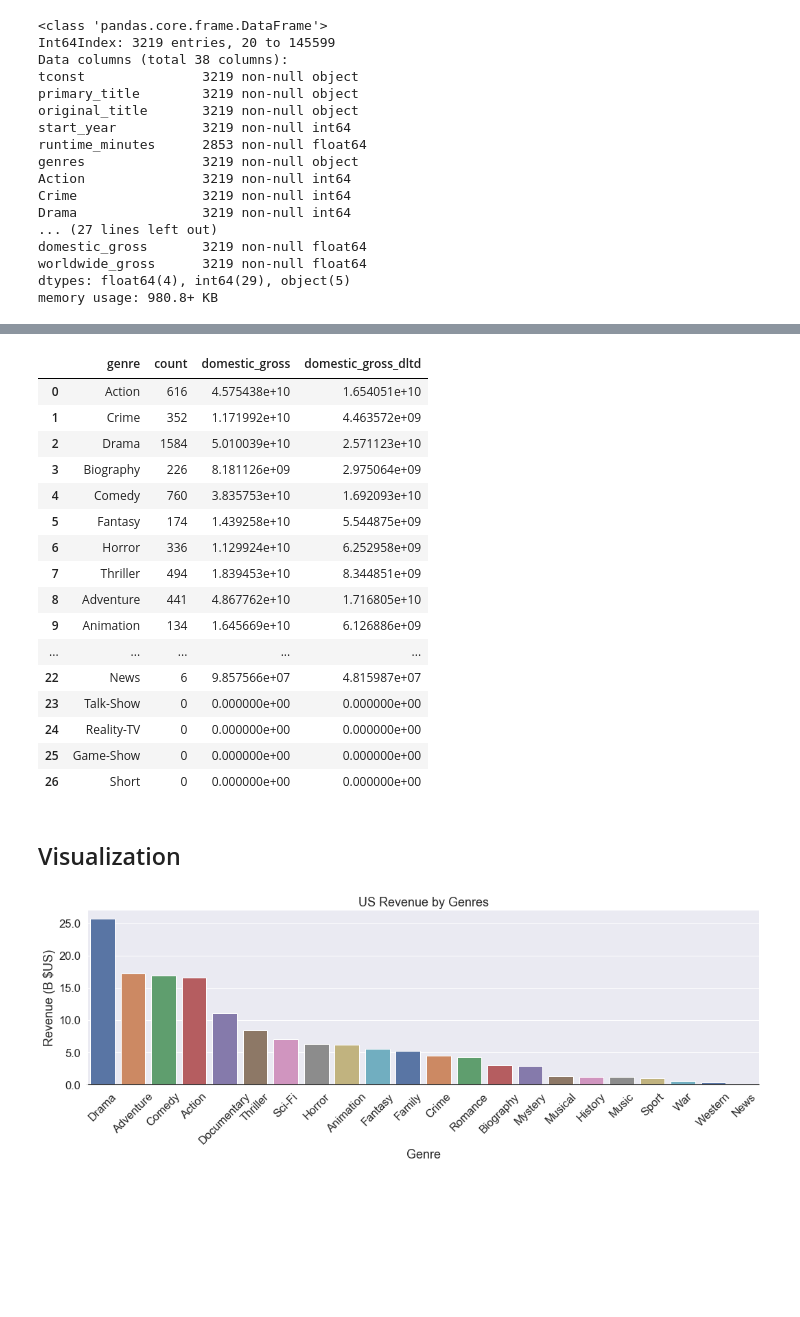
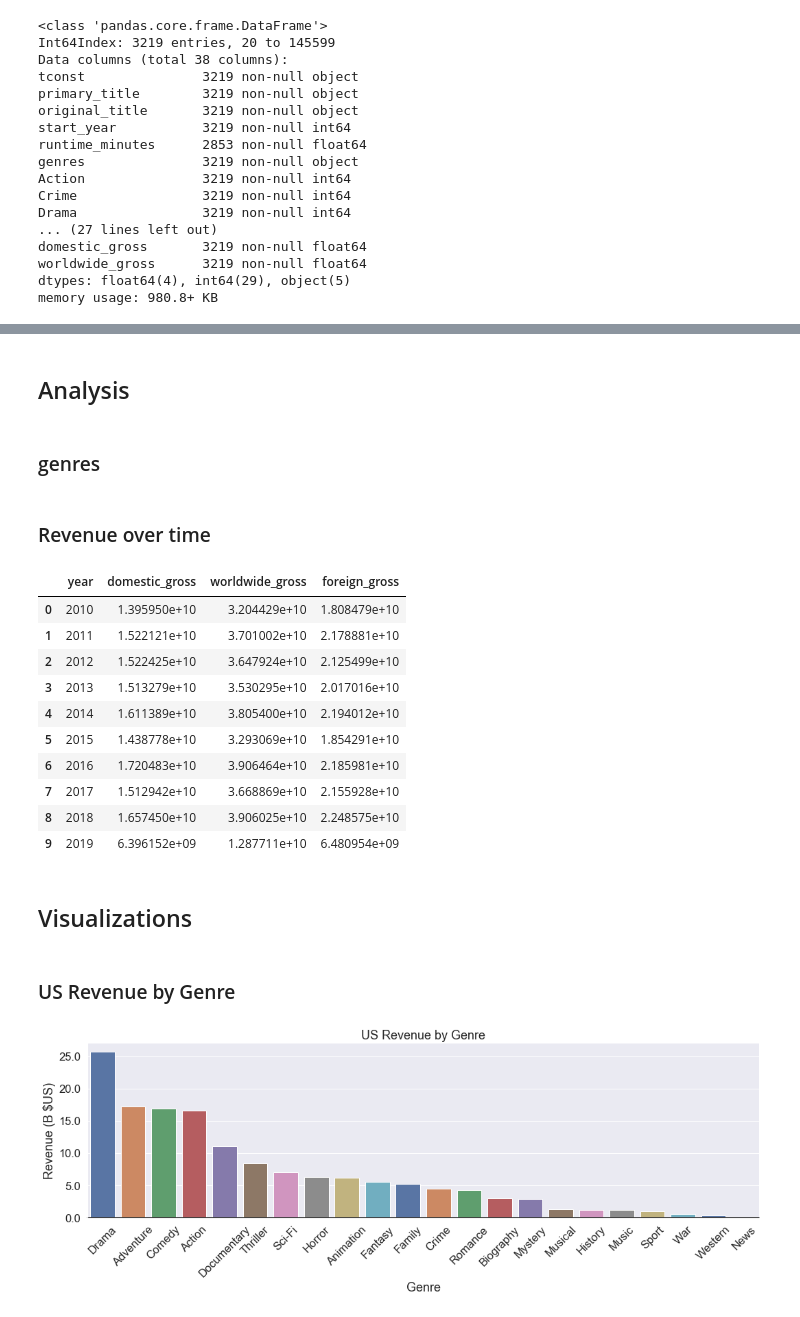
Before and after one commit to RumTumTum/mod_1_project, a Jupyter notebook: Revenue_by_genre.ipynb, the cells around one changed output, grey strips where cells are left out. Drawn from its saved outputs; the diff is of its cells as text; code cells hidden in the pictures; blank space fills up the shorter version.

```diff
--- a/Revenue_by_genre.ipynb
+++ b/Revenue_by_genre.ipynb
@@ -75,3 +61,0 @@ memory usage: 980.8+ KB
-# %%
-combined['genre_count'] = combined.genres.map(lambda x: int(len(x)))
-combined.head()
@@ -86,3 +62,7 @@ combined.head()
+# %% [markdown]
+## Analysis
+# %% [markdown]
+### genres
 # %%
 # add the genre_count variable to combined
 combined['genre_count'] = combined.genres.map(lambda x: int(len(x)))
@@ -101,22 +81,6 @@ for genre in genre_list:
 genre_df = pd.DataFrame.from_dict(genre_dict, orient= 'index', columns = ['count', 'domestic_gross', 'domestic_gross_dltd'])
 genre_df.reset_index(inplace = True)
 genre_df.rename(columns = {'index': 'genre'},inplace = True)
-genre_df
+# genre_df
-# %% [output]
-|  | genre | count | domestic_gross | domestic_gross_dltd |
-| 0 | Action | 616 | 4.575438e+10 | 1.654051e+10 |
-| 1 | Crime | 352 | 1.171992e+10 | 4.463572e+09 |
-| 2 | Drama | 1584 | 5.010039e+10 | 2.571123e+10 |
-| 3 | Biography | 226 | 8.181126e+09 | 2.975064e+09 |
-| 4 | Comedy | 760 | 3.835753e+10 | 1.692093e+10 |
-| 5 | Fantasy | 174 | 1.439258e+10 | 5.544875e+09 |
-| 6 | Horror | 336 | 1.129924e+10 | 6.252958e+09 |
-| 7 | Thriller | 494 | 1.839453e+10 | 8.344851e+09 |
-| 8 | Adventure | 441 | 4.867762e+10 | 1.716805e+10 |
-| 9 | Animation | 134 | 1.645669e+10 | 6.126886e+09 |
-| ... | ... | ... | ... | ... |
-| 22 | News | 6 | 9.857566e+07 | 4.815987e+07 |
-| 23 | Talk-Show | 0 | 0.000000e+00 | 0.000000e+00 |
-| 24 | Reality-TV | 0 | 0.000000e+00 | 0.000000e+00 |
-| 25 | Game-Show | 0 | 0.000000e+00 | 0.000000e+00 |
-| 26 | Short | 0 | 0.000000e+00 | 0.000000e+00 |
+# %% [markdown]
+### Revenue over time
@@ -123,5 +89,37 @@ genre_df
+# %%
+#create list of relevant years
+year_list = list(range(2010,2020))
+#create dict of genres with value = 0
+year_dict = {}
+
+for year in year_list:
+    year_dict[year] = []
+    year_dict[year].append ((combined[combined['start_year'] == year ]['domestic_gross']).sum())
+    year_dict[year].append ((combined[combined['start_year'] == year ]['worldwide_gross']).sum())
+
+#convert to df
+year_df = pd.DataFrame.from_dict(year_dict, orient= 'index', columns = ['domestic_gross', 'worldwide_gross'])
+year_df.reset_index(inplace = True)
+year_df.rename(columns = {'index': 'year'},inplace = True)
+year_df['foreign_gross'] = year_df['worldwide_gross'] - year_df['domestic_gross']
+
+year_df
+# %% [output]
+|  | year | domestic_gross | worldwide_gross | foreign_gross |
+| 0 | 2010 | 1.395950e+10 | 3.204429e+10 | 1.808479e+10 |
+| 1 | 2011 | 1.522121e+10 | 3.701002e+10 | 2.178881e+10 |
+| 2 | 2012 | 1.522425e+10 | 3.647924e+10 | 2.125499e+10 |
+| 3 | 2013 | 1.513279e+10 | 3.530295e+10 | 2.017016e+10 |
+| 4 | 2014 | 1.611389e+10 | 3.805400e+10 | 2.194012e+10 |
+| 5 | 2015 | 1.438778e+10 | 3.293069e+10 | 1.854291e+10 |
+| 6 | 2016 | 1.720483e+10 | 3.906464e+10 | 2.185981e+10 |
+| 7 | 2017 | 1.512942e+10 | 3.668869e+10 | 2.155928e+10 |
+| 8 | 2018 | 1.657450e+10 | 3.906025e+10 | 2.248575e+10 |
+| 9 | 2019 | 6.396152e+09 | 1.287711e+10 | 6.480954e+09 |
 # %% [markdown]
-## Visualization
+## Visualizations
+# %% [markdown]
+### US Revenue by Genre
 # %%
 # Set up the matplotlib figure
 f, ax1 = plt.subplots(1, 1, figsize=(15, 5), sharex=True)
```
Also changed, not shown: parts of 9 cells of this notebook.
